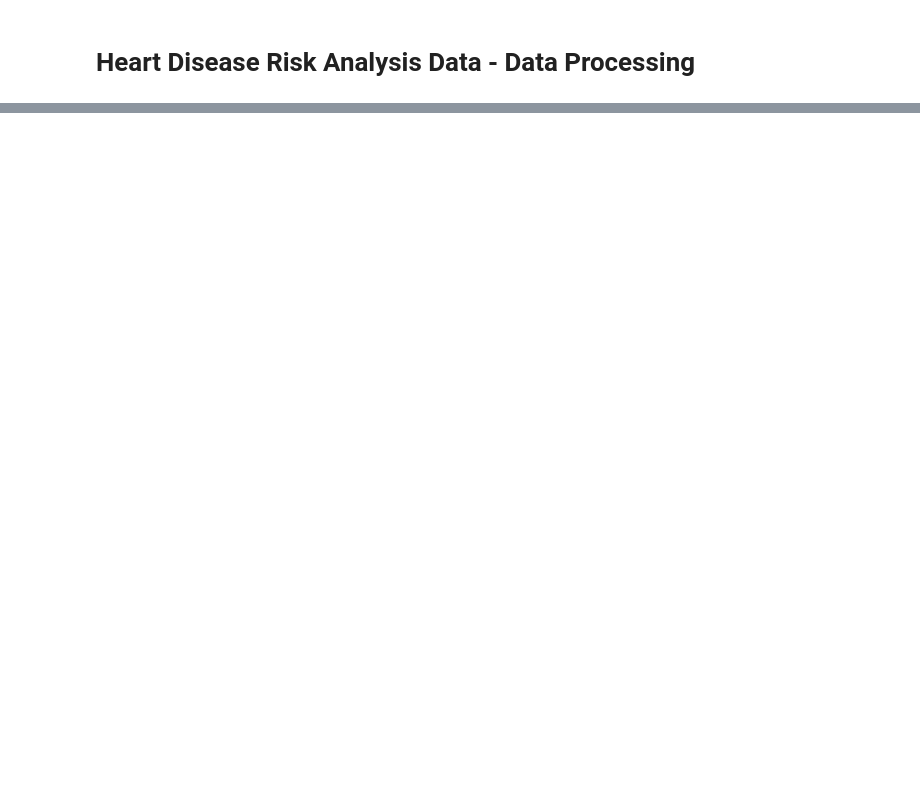
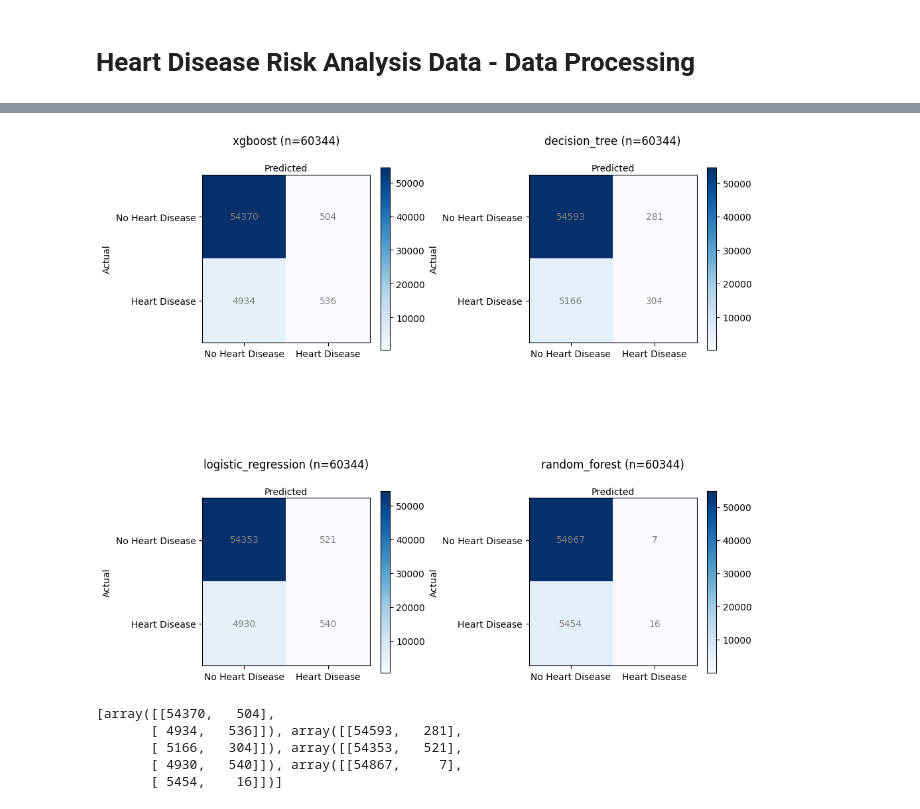
Before and after one commit to ozkary/machine-learning-engineering, a Jupyter notebook: projects/heart-disease-risk/data-modeling.ipynb, the cells around one changed output, grey strips where cells are left out. Drawn from its saved outputs; the diff is of its cells as text; code cells hidden in the pictures; blank space fills up the shorter version.

```diff
--- a/projects/heart-disease-risk/data-modeling.ipynb
+++ b/projects/heart-disease-risk/data-modeling.ipynb
@@ -106,0 +157,63 @@ for threshold in thresholds:
+# %%
+from sklearn.metrics import confusion_matrix
+import seaborn as sns
+import matplotlib.pyplot as plt
+
+cms = []
+model_names = []
+total_samples = []
+
+for model_name in df_metrics['model']:
+    model_y_pred = df_metrics[df_metrics['model'] == model_name]['y_pred'].iloc[0]
+
+    # Compute the confusion matrix
+    cm = confusion_matrix(y_val, model_y_pred)
+    cms.append(cm)
+    model_names.append(model_name)
+    total_samples.append(np.sum(cm))
+
+# Create a 2x2 grid of subplots
+fig, axes = plt.subplots(2, 2, figsize=(10, 10))
+
+# Loop through the subplots and plot the confusion matrices
+for i, ax in enumerate(axes.flat):
+    cm = cms[i]
+    im = ax.imshow(cm, interpolation='nearest', cmap=plt.cm.Blues)
+    ax.figure.colorbar(im, ax=ax, shrink=0.6)
+
+    # Set labels, title, and value in the center of the heatmap
+    ax.set(xticks=np.arange(cm.shape[1]), yticks=np.arange(cm.shape[0]),
+           xticklabels=["No Heart Disease", "Heart Disease"], yticklabels=["No Heart Disease", "Heart Disease"],
+           title=f'{model_names[i]} (n={total_samples[i]})\n')
+
+    # Loop to annotate each quadrant with its count
+    for i in range(cm.shape[0]):
+        for j in range(cm.shape[1]):
+            ax.text(j, i, str(cm[i, j]), ha="center", va="center", color="gray")
+
+    ax.title.set_fontsize(12)
+    ax.set_xlabel('Predicted', fontsize=10)
+    ax.set_ylabel('Actual', fontsize=10)
+    ax.xaxis.set_label_position('top')
+
+# Adjust the layout
+plt.tight_layout()
+
+plt.savefig('./images/ozkary-ml-heart-disease-model-confusion-matrix.png')
+# plt.show()
+# %% [output]
+[figure, added]
+# %%
+# get the metrics grid with total samples for confusion matrix analysis
+scores = df_metrics[['model','accuracy', 'precision', 'recall', 'f1']]
+scores['total'] = total_samples
+
+scores.head()
+
+print(cms)
+# %% [output]
+[array([[54370,   504],
+       [ 4934,   536]]), array([[54593,   281],
+       [ 5166,   304]]), array([[54353,   521],
+       [ 4930,   540]]), array([[54867,     7],
+       [ 5454,    16]])]
```
Also changed, not shown: parts of 14 cells of this notebook, 7 other files.
